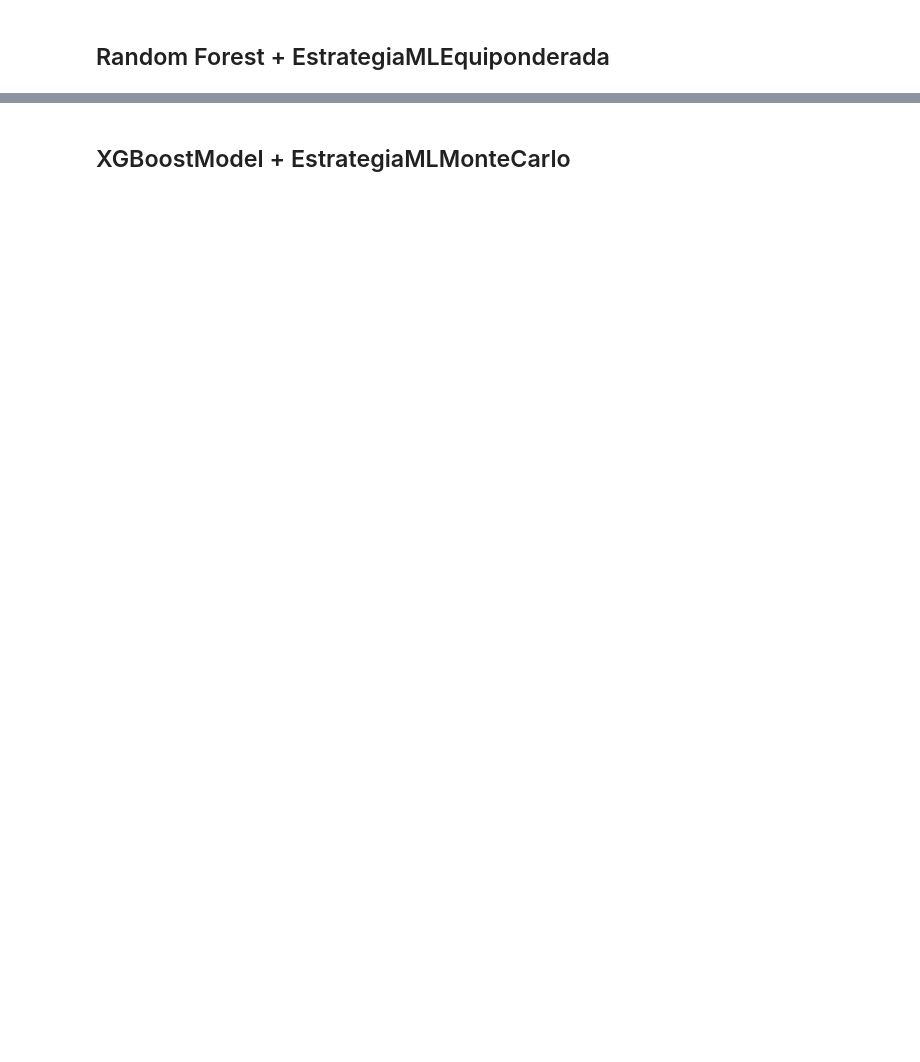
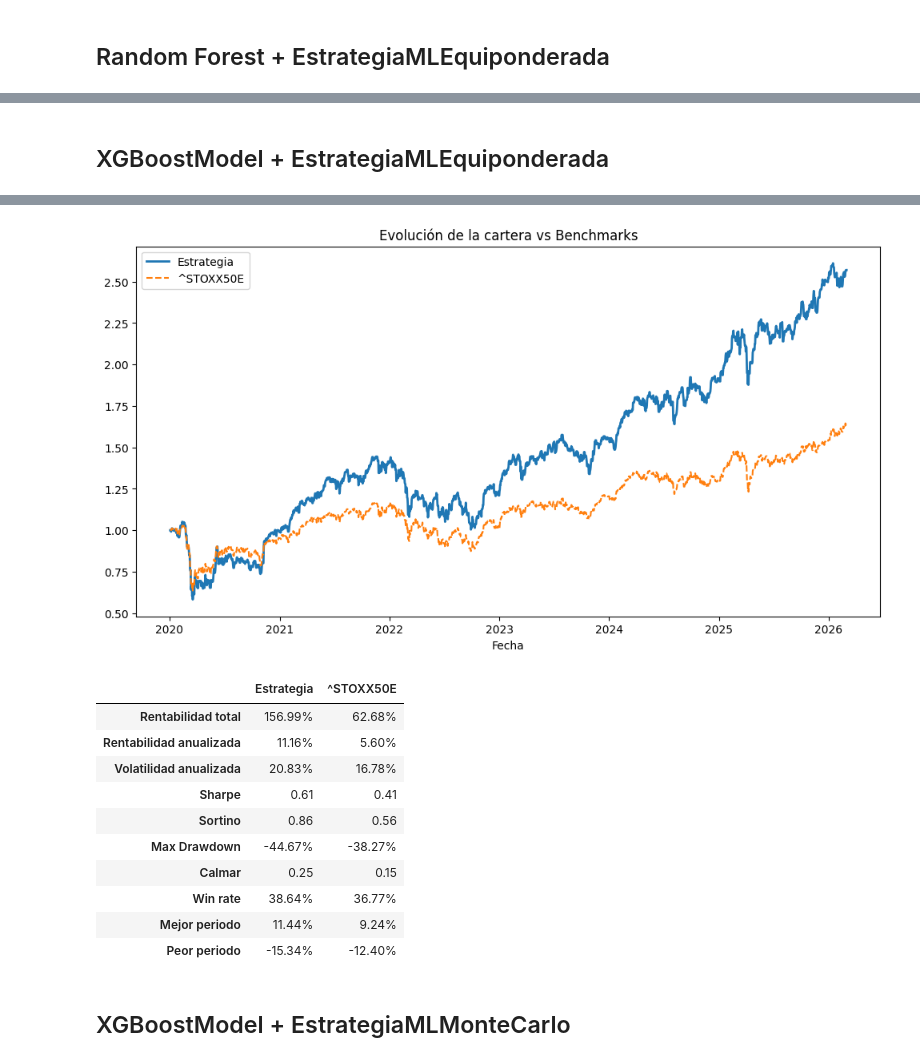
Before and after one commit to Javi-Puerta/Trabajo_gestion_cuantitativa, a Jupyter notebook: prueba_modelos.ipynb, the cells around one changed output, grey strips where cells are left out. Saved outputs shown, nothing was run; the diff lists cells and outputs as text; code cells hidden in the pictures; blank space fills up the shorter version.

```diff
--- a/prueba_modelos.ipynb
+++ b/prueba_modelos.ipynb
@@ -168,0 +213,25 @@ res = engine.print_results(bmks=["^STOXX50E"])
+# %% [markdown]
+## XGBoostModel + EstrategiaMLEquiponderada
+# %%
+start_date = "2020-01-03"
+end_date = "2026-03-01"
+
+universo = UniversoActivosDinamico(tickers_actuales=tickers, start_date=start_date,
+                                   end_date=end_date, csv_cambios_path=r"eurostoxx50_historico_cambios.csv")
+proveedor = YFinanceProvider()
+fe = FeatureEngineer(criterio=10, ticker_indice="^STOXX50E")
+modelo = XGBoostModel(random_state=42, n_splits=4)
+estrategia = EstrategiaMLEquiponderada(modelo=modelo, n_activos_obj=15, umbral_salida=22)
+engine = BacktestEngine(
+    universo=universo,
+    proveedor=proveedor,
+    feature_engineer=fe,
+    estrategia=estrategia,
+    start_date=start_date,
+    end_date=end_date,
+    len_ventana=6,
+    nominal=10000000
+)
+
+res = engine.print_results(bmks=["^STOXX50E"])
+# %% [output]
@@ -169,3 +255,15 @@ res = engine.print_results(bmks=["^STOXX50E"])
+[figure, added]
+|  | Estrategia | ^STOXX50E |
+| Rentabilidad total | 156.99% | 62.68% |
+| Rentabilidad anualizada | 11.16% | 5.60% |
+| Volatilidad anualizada | 20.83% | 16.78% |
+| Sharpe | 0.61 | 0.41 |
+| Sortino | 0.86 | 0.56 |
+| Max Drawdown | -44.67% | -38.27% |
+| Calmar | 0.25 | 0.15 |
+| Win rate | 38.64% | 36.77% |
+| Mejor periodo | 11.44% | 9.24% |
+| Peor periodo | -15.34% | -12.40% |
 # %% [markdown]
 ## XGBoostModel + EstrategiaMLMonteCarlo
 # %%
```
Also changed, not shown: parts of 10 cells of this notebook, 1 other file.
